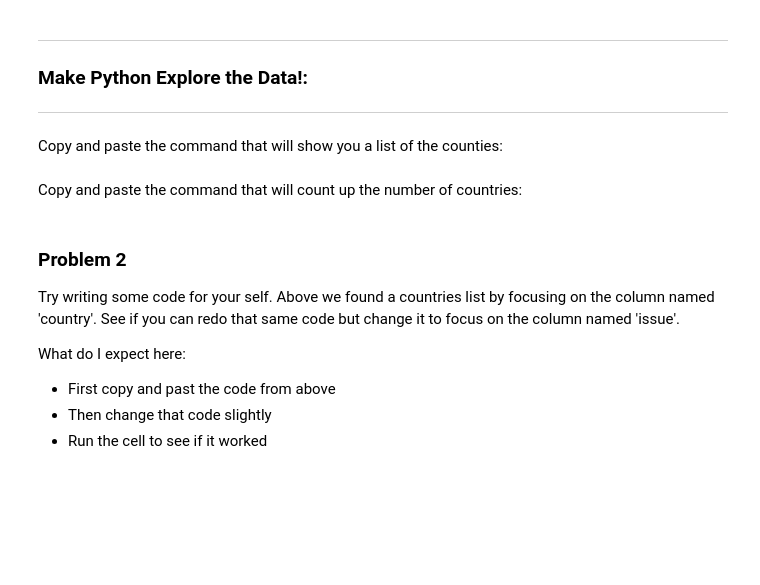
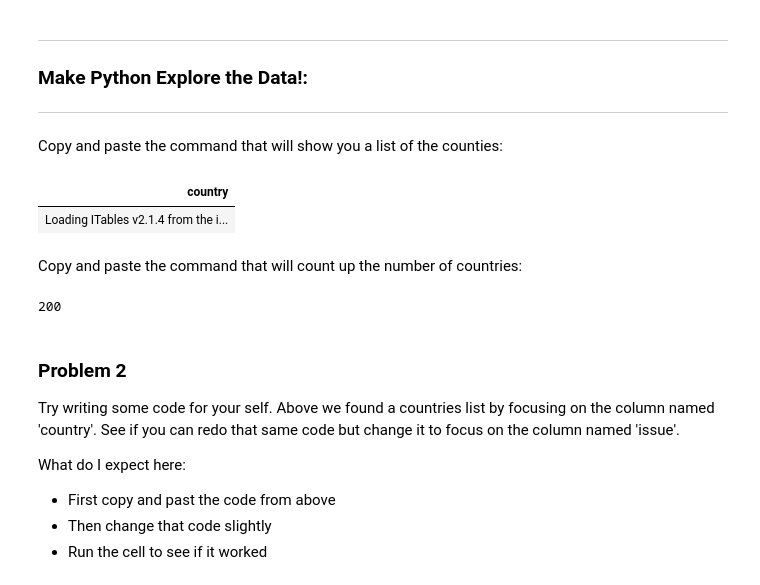
Before and after one commit to ldevries1/Day2, a Jupyter notebook: Day2-HW.ipynb, the cells around one changed output. Cells and saved outputs as stored; diff of their text form; code cells hidden in the pictures; blank space fills up the shorter version.

```diff
--- a/Day2-HW.ipynb
+++ b/Day2-HW.ipynb
@@ -129,10 +152,23 @@ Do some initial exploration of this data and write about it in the markdown cell
 Copy and paste the command that will show you a list of the counties:
 # %%
 # Copy and paste the code here:
+# Python can list all the different countries:
+country_list = list(DF['country'].unique())
+
+# Show the data in a nice way
+show(pd.DataFrame(country_list,columns=['country']))
+# %% [output]
+| country |
+| Loading ITables v2.1.4 from the i... |
 # %% [markdown]
 Copy and paste the command that will count up the number of countries:
 # %%
 # Copy and paste the code here:
+# Python can count up the number of countries.
+# Find the length of the list
+print(len(country_list))
+# %% [output]
+200
 # %% [markdown]
 ### Problem 2
 
```
Also changed, not shown: parts of 9 cells of this notebook.
